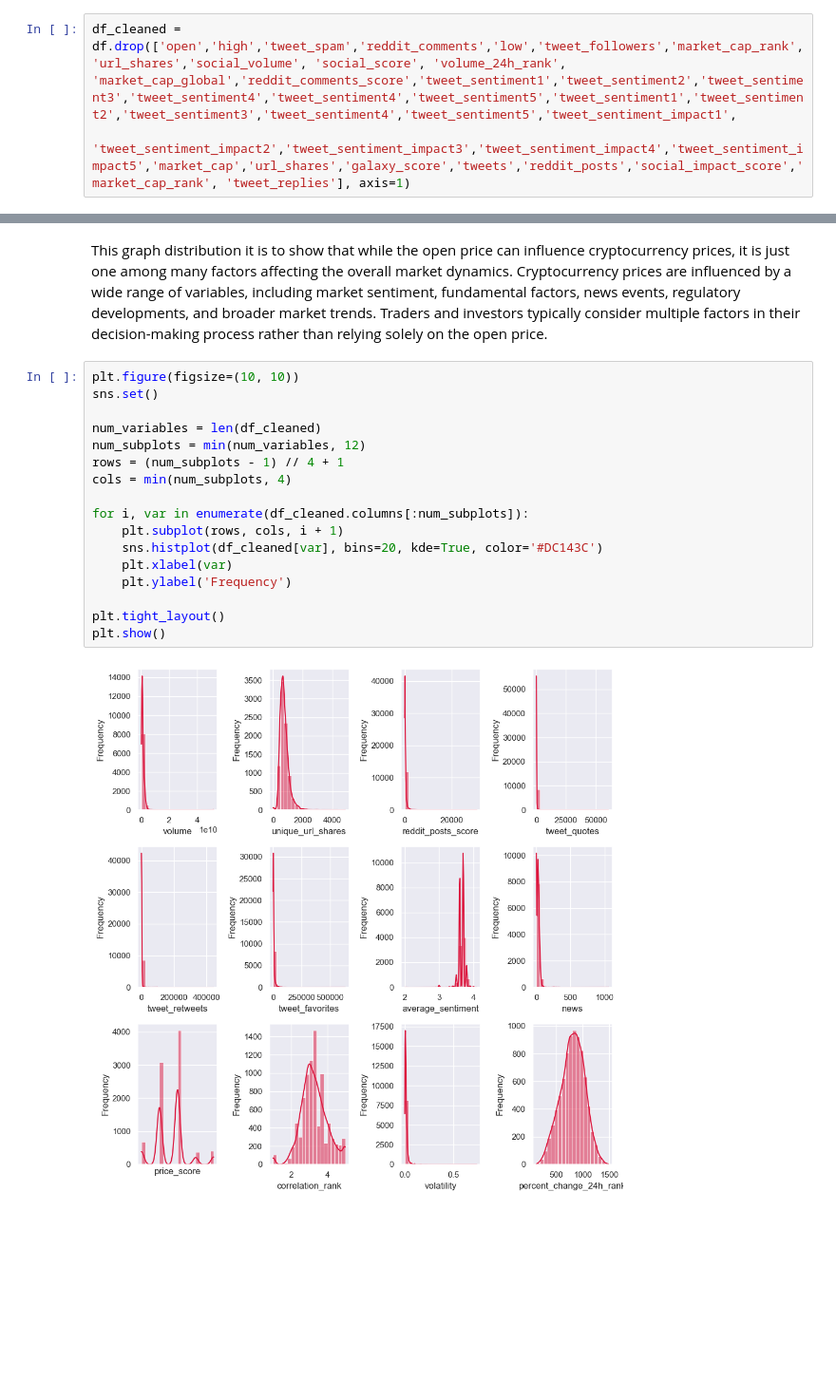
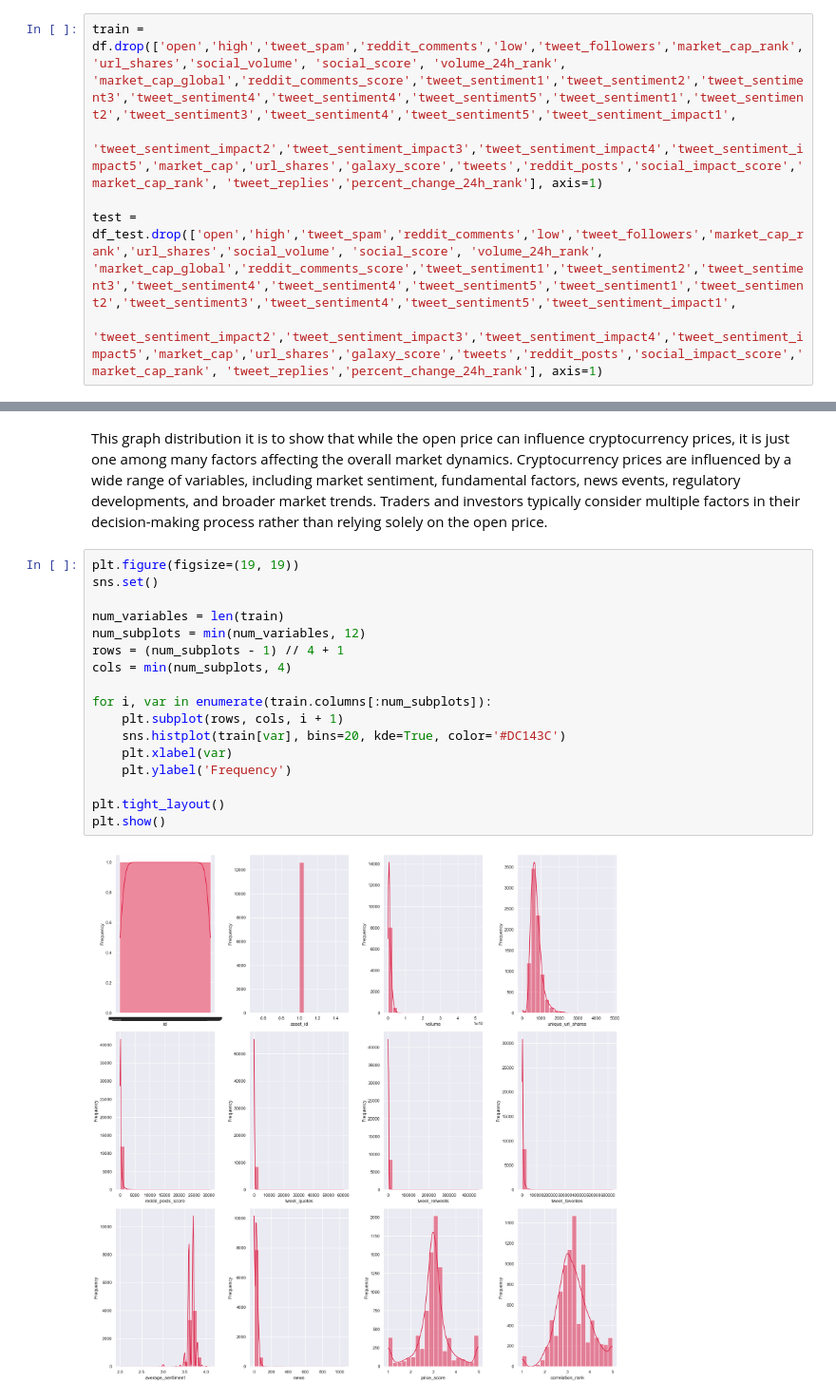
Before and after one commit to groupassignmen5/THANDO-CRYPT, a Jupyter notebook: Train.ipynb, the cells around one changed output, grey strips where cells are left out. Shown at 95% size. Saved outputs shown, nothing was run; the diff lists cells and outputs as text; blank space fills up the shorter version.

```diff
--- a/Train.ipynb
+++ b/Train.ipynb
@@ -97,4 +107,7 @@ plotCorrelationMatrix(df, (35, 35))
 # %%
-df_cleaned = df.drop(['open','high','tweet_spam','reddit_comments','low','tweet_followers','market_cap_rank','url_shares','social_volume', 'social_score', 'volume_24h_rank', 'market_cap_global','reddit_comments_score','tweet_sentiment1','tweet_sentiment2','tweet_sentiment3','tweet_sentiment4','tweet_sentiment4','tweet_sentiment5','tweet_sentiment1','tweet_sentiment2','tweet_sentiment3','tweet_sentiment4','tweet_sentiment5','tweet_sentiment_impact1',
-               'tweet_sentiment_impact2','tweet_sentiment_impact3','tweet_sentiment_impact4','tweet_sentiment_impact5','market_cap','url_shares','galaxy_score','tweets','reddit_posts','social_impact_score','market_cap_rank', 'tweet_replies'], axis=1)
+train = df.drop(['open','high','tweet_spam','reddit_comments','low','tweet_followers','market_cap_rank','url_shares','social_volume', 'social_score', 'volume_24h_rank', 'market_cap_global','reddit_comments_score','tweet_sentiment1','tweet_sentiment2','tweet_sentiment3','tweet_sentiment4','tweet_sentiment4','tweet_sentiment5','tweet_sentiment1','tweet_sentiment2','tweet_sentiment3','tweet_sentiment4','tweet_sentiment5','tweet_sentiment_impact1',
+               'tweet_sentiment_impact2','tweet_sentiment_impact3','tweet_sentiment_impact4','tweet_sentiment_impact5','market_cap','url_shares','galaxy_score','tweets','reddit_posts','social_impact_score','market_cap_rank', 'tweet_replies','percent_change_24h_rank'], axis=1)
+
+test = df_test.drop(['open','high','tweet_spam','reddit_comments','low','tweet_followers','market_cap_rank','url_shares','social_volume', 'social_score', 'volume_24h_rank', 'market_cap_global','reddit_comments_score','tweet_sentiment1','tweet_sentiment2','tweet_sentiment3','tweet_sentiment4','tweet_sentiment4','tweet_sentiment5','tweet_sentiment1','tweet_sentiment2','tweet_sentiment3','tweet_sentiment4','tweet_sentiment5','tweet_sentiment_impact1',
+               'tweet_sentiment_impact2','tweet_sentiment_impact3','tweet_sentiment_impact4','tweet_sentiment_impact5','market_cap','url_shares','galaxy_score','tweets','reddit_posts','social_impact_score','market_cap_rank', 'tweet_replies','percent_change_24h_rank'], axis=1)
 # %%
@@ -190,24 +217,24 @@ for p in ax.patches:
 # %% [markdown]
 This graph distribution it is to show that while the open price can influence cryptocurrency prices, it is just one among many factors affecting the overall market dynamics. Cryptocurrency prices are influenced by a wide range of variables, including market sentiment, fundamental factors, news events, regulatory developments, and broader market trends. Traders and investors typically consider multiple factors in their decision-making process rather than relying solely on the open price.
 # %%
-plt.figure(figsize=(10, 10))
+plt.figure(figsize=(19, 19))
 sns.set()
 
-num_variables = len(df_cleaned)
+num_variables = len(train)
 num_subplots = min(num_variables, 12)
 rows = (num_subplots - 1) // 4 + 1
 cols = min(num_subplots, 4)
 
-for i, var in enumerate(df_cleaned.columns[:num_subplots]):
+for i, var in enumerate(train.columns[:num_subplots]):
     plt.subplot(rows, cols, i + 1)
-    sns.histplot(df_cleaned[var], bins=20, kde=True, color='#DC143C')
+    sns.histplot(train[var], bins=20, kde=True, color='#DC143C')
     plt.xlabel(var)
     plt.ylabel('Frequency')
 
 plt.tight_layout()
 plt.show()
 # %% [output]
-[figure, old version]
+[figure, new version]
 # %%
 def plotPerColumnDistribution(df_cleaned, rows, cols):
     fig, axes = plt.subplots(rows, cols, figsize=(30, 35))
```
Also changed, not shown: parts of 18 cells of this notebook.
